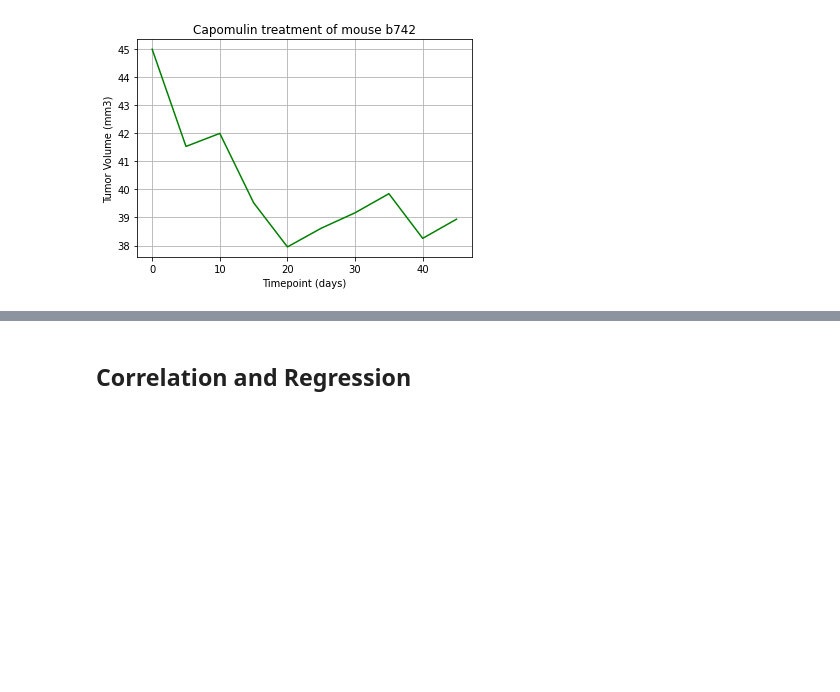
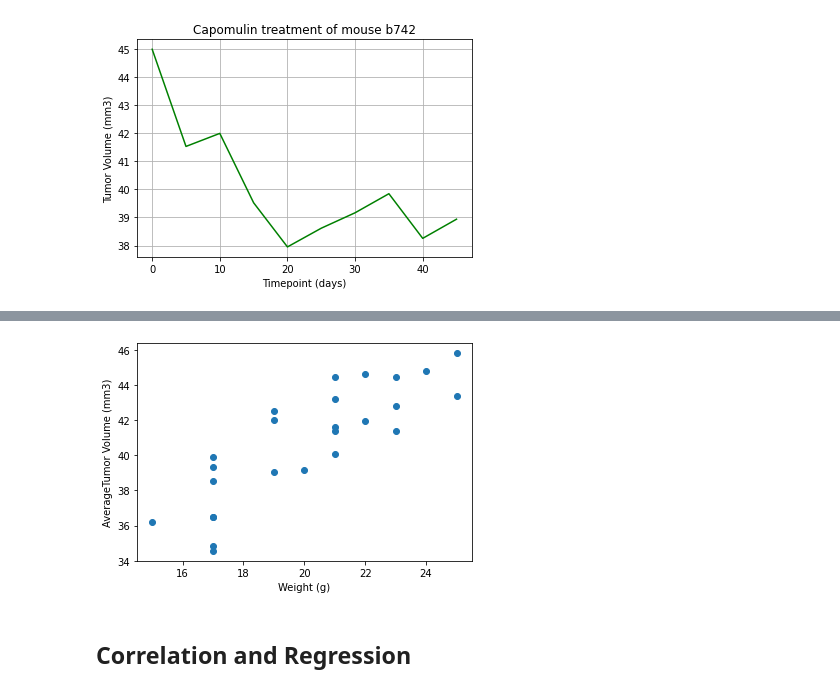
Before and after one commit to DasaSimo/Matplotlib-challenge, a Jupyter notebook: Pymaceuticals/pymaceuticals.ipynb, the cells around one changed output, grey strips where cells are left out. Cells and saved outputs as stored; diff of their text form; code cells hidden in the pictures; blank space fills up the shorter version.

Commit message:
scatter plot added

```diff
--- a/Pymaceuticals/pymaceuticals.ipynb
+++ b/Pymaceuticals/pymaceuticals.ipynb
@@ -496,3 +496,7 @@ plt.show()
 [figure]
 # %%
 # Generate a scatter plot of average tumor volume vs. mouse weight for the Capomulin regimen
+#setting data for Capomulin regimen
+drugs_data_df
+Capomulin_df=drugs_data_df.loc["Capomulin"]
+Capomulin_df
@@ -498,0 +518,4 @@ plt.show()
+# %%
+#calculating average tumor for each mouse
+mouse_capomulin_df = Capomulin_df.groupby(["Mouse ID"]).mean()
+mouse_capomulin_df
@@ -499,3 +541,11 @@ plt.show()
+# %%
+#plotting
+plt.scatter(mouse_capomulin_df["Weight (g)"],mouse_capomulin_df["Tumor Volume (mm3)"])
+plt.xlabel("Weight (g)")
+plt.ylabel("AverageTumor Volume (mm3)")
+plt.show()
+# %% [output]
+[figure, added]
 # %% [markdown]
 ## Correlation and Regression
 # %%
```
Also changed, not shown: parts of 2 cells of this notebook.
